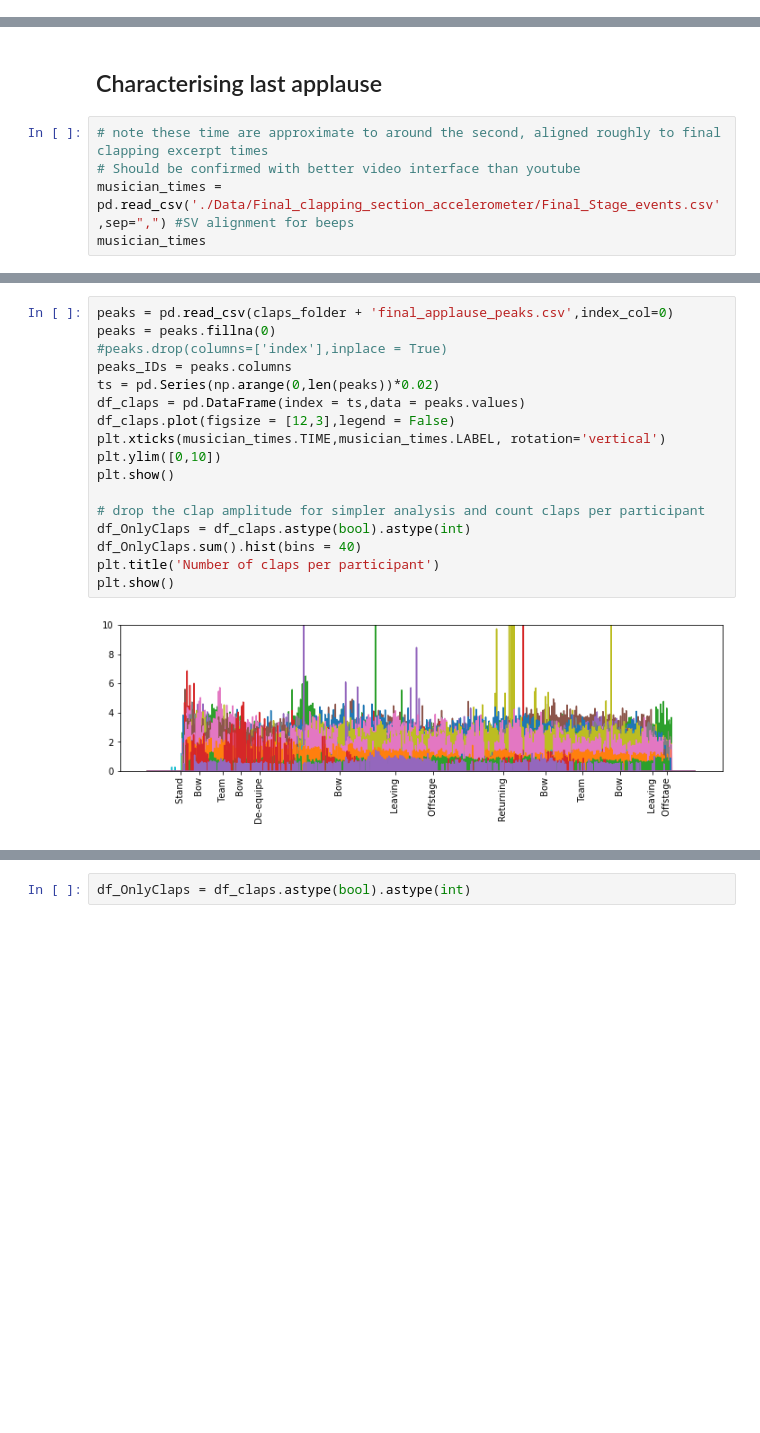
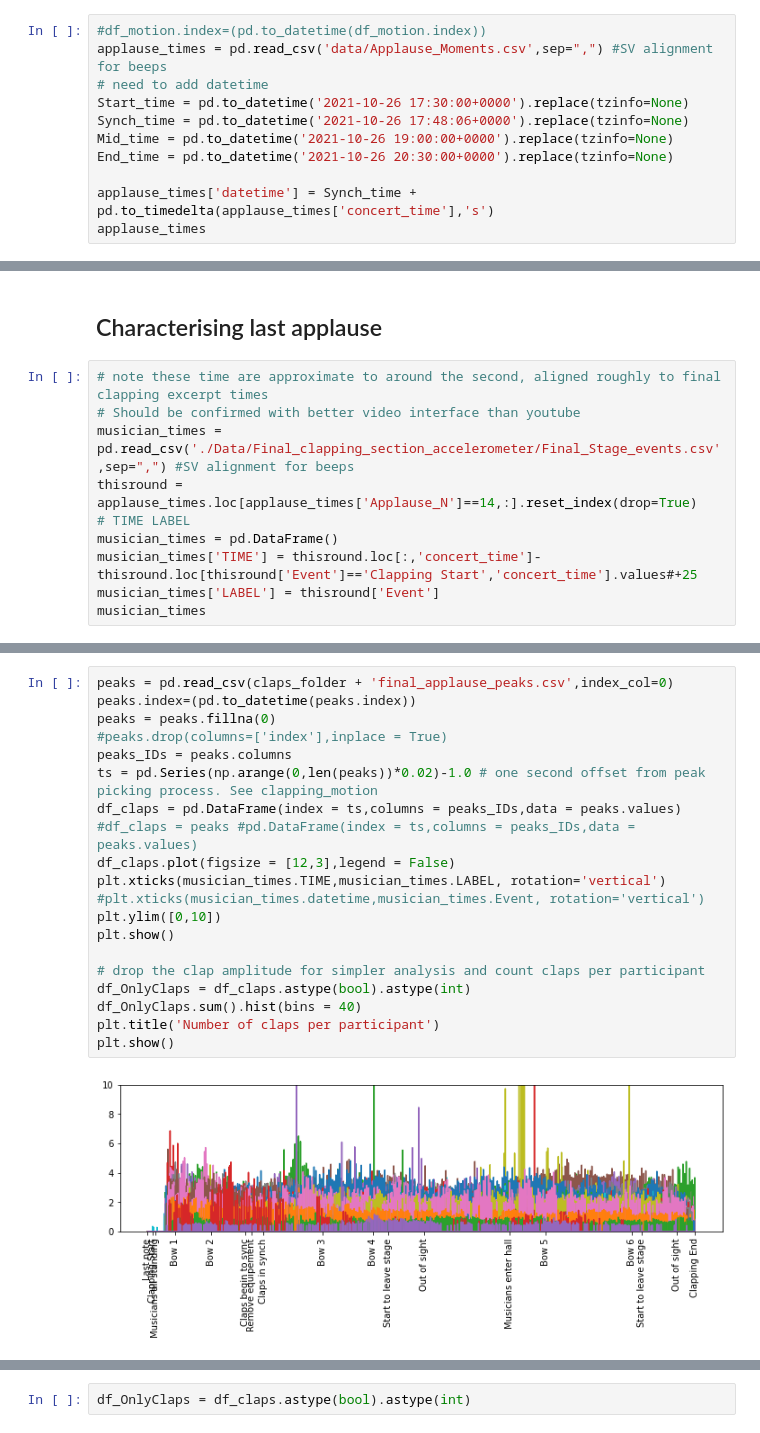
Before and after one commit to finn42/Clapping_Coordination, a Jupyter notebook: Applause_Finale_CIM.ipynb, the cells around one changed output, grey strips where cells are left out. Cells and saved outputs as stored; diff of their text form; blank space fills up the shorter version.

Commit message:
Alternative indexing

```diff
--- a/Applause_Finale_CIM.ipynb
+++ b/Applause_Finale_CIM.ipynb
@@ -109,3 +112,14 @@ os.listdir(claps_folder)
  'musicians_return_2_peaks.csv',
  'schnittke_applause_peaks.csv',
  'Schnittke_Stage_events.csv']
+# %%
+#df_motion.index=(pd.to_datetime(df_motion.index))
+applause_times = pd.read_csv('data/Applause_Moments.csv',sep=",") #SV alignment for beeps
+# need to add datetime
+Start_time = pd.to_datetime('2021-10-26 17:30:00+0000').replace(tzinfo=None)
+Synch_time = pd.to_datetime('2021-10-26 17:48:06+0000').replace(tzinfo=None)
+Mid_time = pd.to_datetime('2021-10-26 19:00:00+0000').replace(tzinfo=None)
+End_time = pd.to_datetime('2021-10-26 20:30:00+0000').replace(tzinfo=None)
+
+applause_times['datetime'] = Synch_time + pd.to_timedelta(applause_times['concert_time'],'s')
+applause_times
@@ -115,6 +167,11 @@ os.listdir(claps_folder)
 # note these time are approximate to around the second, aligned roughly to final clapping excerpt times
 # Should be confirmed with better video interface than youtube
 musician_times = pd.read_csv('./Data/Final_clapping_section_accelerometer/Final_Stage_events.csv',sep=",") #SV alignment for beeps
+thisround = applause_times.loc[applause_times['Applause_N']==14,:].reset_index(drop=True)
+# TIME LABEL
+musician_times = pd.DataFrame()
+musician_times['TIME'] = thisround.loc[:,'concert_time']-thisround.loc[thisround['Event']=='Clapping Start','concert_time'].values#+25
+musician_times['LABEL'] = thisround['Event']
 musician_times
 # %% [output]
 |  | TIME | LABEL |
@@ -135,19 +194,22 @@ musician_times
 # %%
 peaks = pd.read_csv(claps_folder + 'final_applause_peaks.csv',index_col=0)
+peaks.index=(pd.to_datetime(peaks.index))
 peaks = peaks.fillna(0)
 #peaks.drop(columns=['index'],inplace = True)
 peaks_IDs = peaks.columns
-ts = pd.Series(np.arange(0,len(peaks))*0.02)
-df_claps = pd.DataFrame(index = ts,data = peaks.values)
+ts = pd.Series(np.arange(0,len(peaks))*0.02)-1.0 # one second offset from peak picking process. See clapping_motion
+df_claps = pd.DataFrame(index = ts,columns = peaks_IDs,data = peaks.values)
+#df_claps = peaks #pd.DataFrame(index = ts,columns = peaks_IDs,data = peaks.values)
 df_claps.plot(figsize = [12,3],legend = False)
 plt.xticks(musician_times.TIME,musician_times.LABEL, rotation='vertical')
+#plt.xticks(musician_times.datetime,musician_times.Event, rotation='vertical')
 plt.ylim([0,10])
 plt.show()
 
 # drop the clap amplitude for simpler analysis and count claps per participant
 df_OnlyClaps = df_claps.astype(bool).astype(int)
 df_OnlyClaps.sum().hist(bins = 40)
 plt.title('Number of claps per participant')
 plt.show()
 # %% [output]
-[figure, old version]
+[figure, new version]
```
Also changed, not shown: parts of 52 cells of this notebook, 25 other files.
